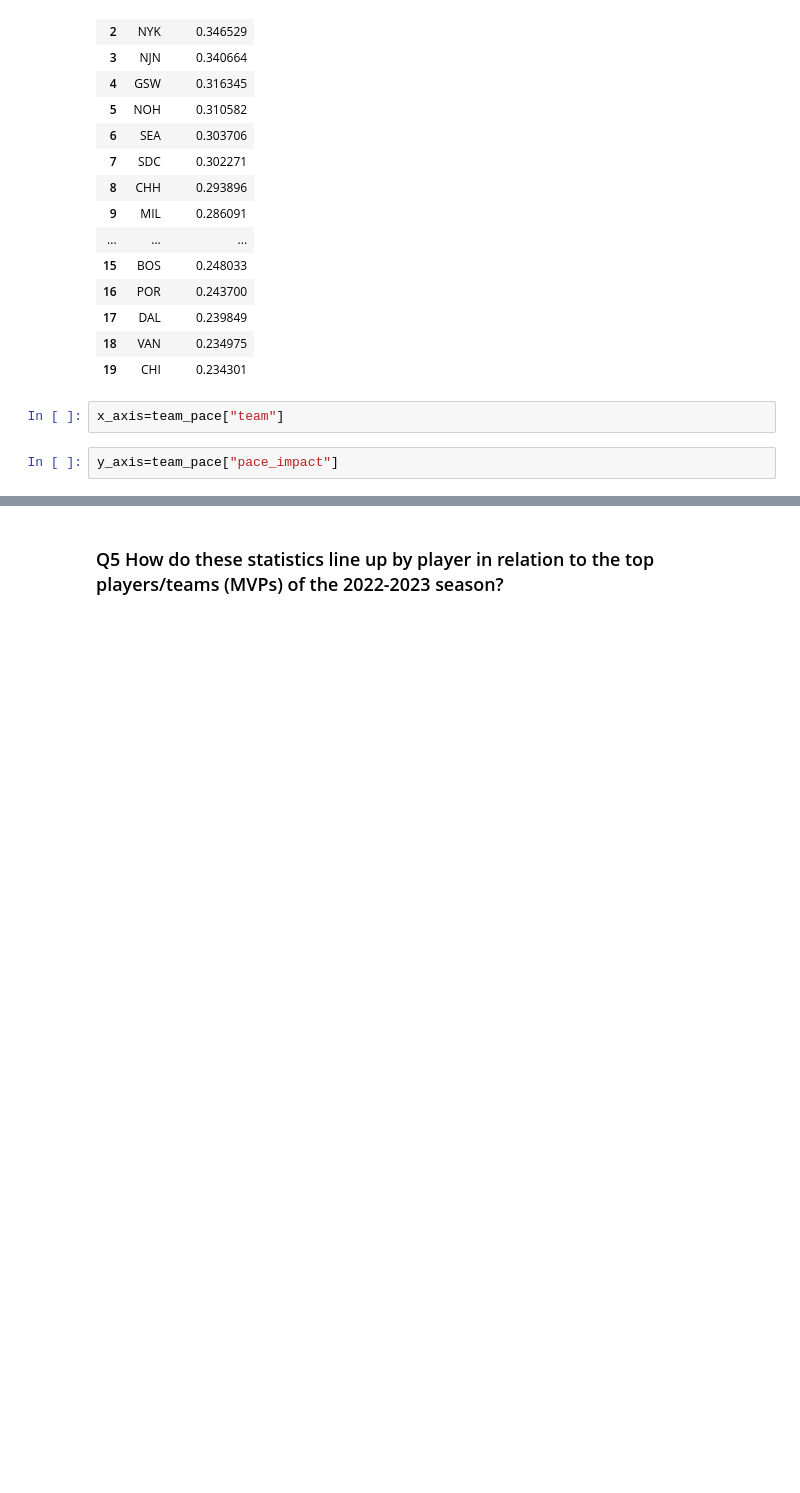
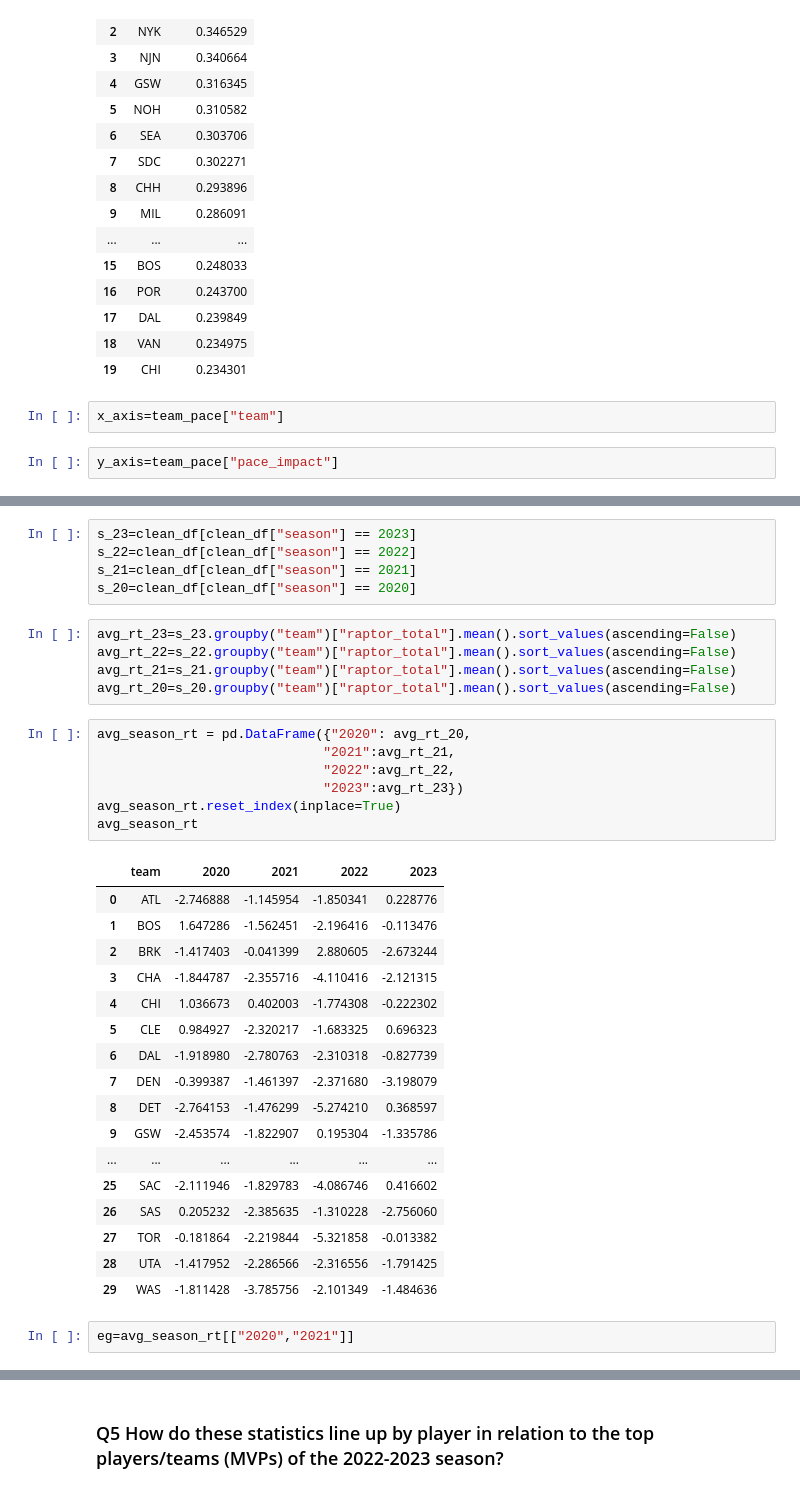
Before and after one commit to UzmaSayyeda/Project01, a Jupyter notebook: raptor_analysis_uzma.ipynb, the cells around one changed output, grey strips where cells are left out. Drawn from its saved outputs; the diff is of its cells as text; blank space fills up the shorter version.

```diff
--- a/raptor_analysis_uzma.ipynb
+++ b/raptor_analysis_uzma.ipynb
@@ -442,0 +481,37 @@ Name: pace_impact, dtype: float64
+# %%
+s_23=clean_df[clean_df["season"] == 2023]
+s_22=clean_df[clean_df["season"] == 2022]
+s_21=clean_df[clean_df["season"] == 2021]
+s_20=clean_df[clean_df["season"] == 2020]
+# %%
+avg_rt_23=s_23.groupby("team")["raptor_total"].mean().sort_values(ascending=False)
+avg_rt_22=s_22.groupby("team")["raptor_total"].mean().sort_values(ascending=False)
+avg_rt_21=s_21.groupby("team")["raptor_total"].mean().sort_values(ascending=False)
+avg_rt_20=s_20.groupby("team")["raptor_total"].mean().sort_values(ascending=False)
+# %%
+avg_season_rt = pd.DataFrame({"2020": avg_rt_20,
+                             "2021":avg_rt_21,
+                             "2022":avg_rt_22,
+                             "2023":avg_rt_23})
+avg_season_rt.reset_index(inplace=True)
+avg_season_rt
+# %% [output]
+|  | team | 2020 | 2021 | 2022 | 2023 |
+| 0 | ATL | -2.746888 | -1.145954 | -1.850341 | 0.228776 |
+| 1 | BOS | 1.647286 | -1.562451 | -2.196416 | -0.113476 |
+| 2 | BRK | -1.417403 | -0.041399 | 2.880605 | -2.673244 |
+| 3 | CHA | -1.844787 | -2.355716 | -4.110416 | -2.121315 |
+| 4 | CHI | 1.036673 | 0.402003 | -1.774308 | -0.222302 |
+| 5 | CLE | 0.984927 | -2.320217 | -1.683325 | 0.696323 |
+| 6 | DAL | -1.918980 | -2.780763 | -2.310318 | -0.827739 |
+| 7 | DEN | -0.399387 | -1.461397 | -2.371680 | -3.198079 |
+| 8 | DET | -2.764153 | -1.476299 | -5.274210 | 0.368597 |
+| 9 | GSW | -2.453574 | -1.822907 | 0.195304 | -1.335786 |
+| ... | ... | ... | ... | ... | ... |
+| 25 | SAC | -2.111946 | -1.829783 | -4.086746 | 0.416602 |
+| 26 | SAS | 0.205232 | -2.385635 | -1.310228 | -2.756060 |
+| 27 | TOR | -0.181864 | -2.219844 | -5.321858 | -0.013382 |
+| 28 | UTA | -1.417952 | -2.286566 | -2.316556 | -1.791425 |
+| 29 | WAS | -1.811428 | -3.785756 | -2.101349 | -1.484636 |
+# %%
+eg=avg_season_rt[["2020","2021"]]
```
Also changed, not shown: parts of 25 cells of this notebook.
